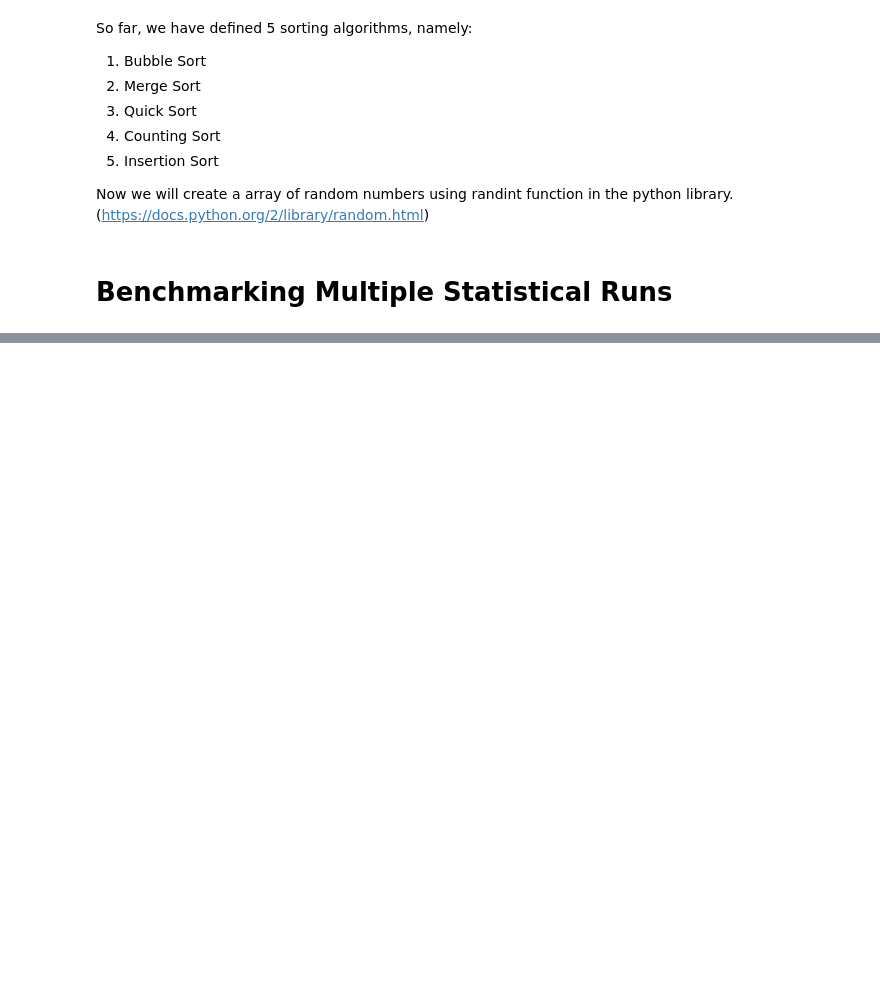
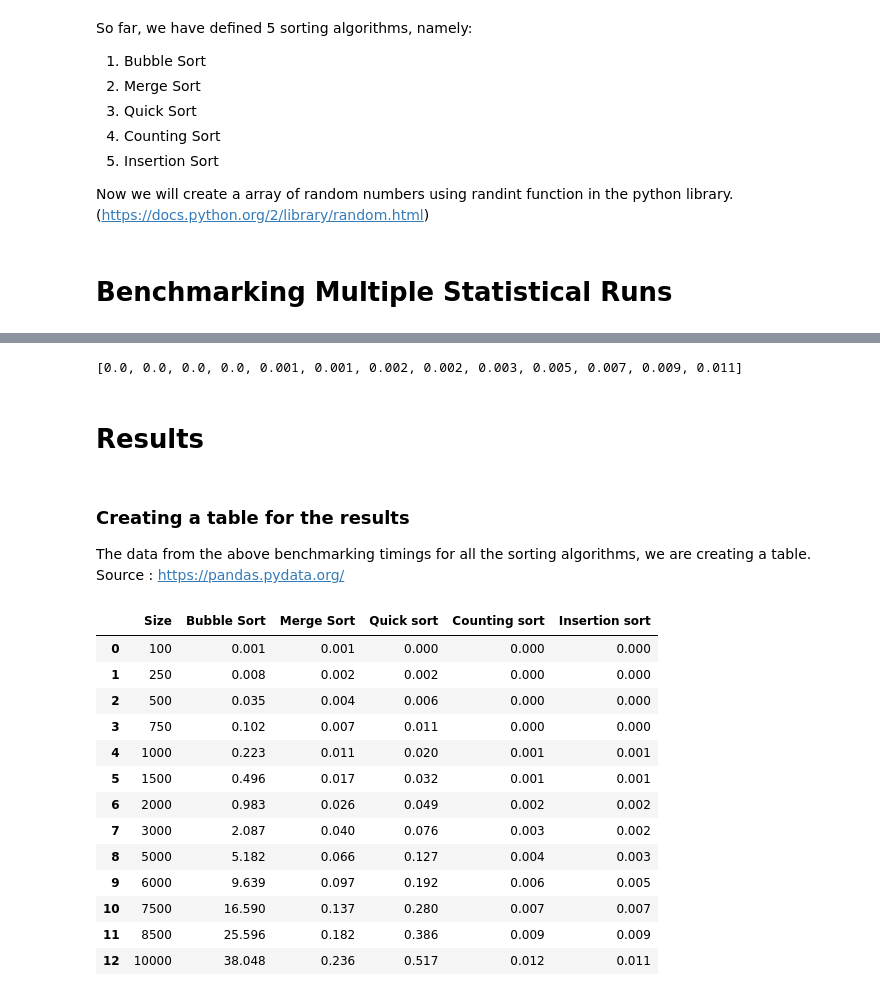
Before and after one commit to AnjaliSarda25/SortingAlgorithms, a Jupyter notebook: SORTING_ALGORITHMS_PROJECT.ipynb, the cells around one changed output, grey strips where cells are left out. Saved outputs shown, nothing was run; the diff lists cells and outputs as text; code cells hidden in the pictures; blank space fills up the shorter version.

Commit message:
Benchmarked algorithms and visualized results

```diff
--- a/SORTING_ALGORITHMS_PROJECT.ipynb
+++ b/SORTING_ALGORITHMS_PROJECT.ipynb
@@ -269,6 +276,8 @@ alist9 = random_array(6000)
 alist10 = random_array(7500)
 alist11 = random_array(8500)
 alist12 = random_array(10000)
+alist13 = random_array(25000)
+alist14 = random_array(50000)
 # %% [markdown]
 # <font color = "dark green"> Benchmarking Multiple Statistical Runs
 # %% [markdown]
@@ -895,0 +459,77 @@ print(countSort_avgList)
+# %%
+from collections import Counter
+import time
+global insertionSort_avgList
+insertionSort_avgList = [] #empty initially
+runs = 10 #number of runs
+results = []
+
+def run(runs, lst, results, sort_avgList):
+    for r in range(runs):
+    # start timer
+        start_time = time.time()
+        ######## insertionsort
+        insertionSort(lst)
+        end_time = time.time()
+        time_elapsed= end_time - start_time
+        results.append(time_elapsed)
+    b = sum(results)
+    average = (b/runs)
+    # round to 3 decimals
+    average = round(average, 3)
+    sort_avgList.append(average)
+
+run(10, alist, results, insertionSort_avgList)
+run(10, alist1, results, insertionSort_avgList)
+run(10, alist2, results, insertionSort_avgList)
+run(10, alist3, results, insertionSort_avgList)
+run(10, alist4, results, insertionSort_avgList)
+run(10, alist5, results, insertionSort_avgList)
+run(10, alist6, results, insertionSort_avgList)
+run(10, alist7, results, insertionSort_avgList)
+run(10, alist8, results, insertionSort_avgList)
+run(10, alist9, results, insertionSort_avgList)
+run(10, alist10, results, insertionSort_avgList)
+run(10, alist11, results, insertionSort_avgList)
+run(10, alist12, results, insertionSort_avgList)
+run(10, alist13, results, insertionSort_avgList)
+run(10, alist14, results, insertionSort_avgList)
+
+print(insertionSort_avgList)
+# %% [output]
+[0.0, 0.0, 0.0, 0.0, 0.001, 0.001, 0.002, 0.002, 0.003, 0.005, 0.007, 0.009, 0.011]
+# %% [markdown]
+# Results
+# %% [markdown]
+### Creating a table for the results
+The data from the above benchmarking timings for all the sorting algorithms, we are creating a table. Source : https://pandas.pydata.org/
+# %%
+import pandas as pd
+import numpy as np
+
+data = pd.DataFrame(columns = ['Size','Bubble Sort', 'Merge Sort', 'Quick sort', 'Counting sort', 'Insertion sort'])
+
+data['Size'] = [100, 250, 500, 750, 1000, 1500, 2000, 3000, 5000, 6000, 7500, 8500, 10000, 25000, 50000]
+
+data['Bubble Sort'] = bubbleSort_avgList
+data['Merge Sort'] = mergeSort_avgList
+data['Quick sort'] = quickSort_avgList
+data['Counting sort'] = countSort_avgList
+data['Insertion sort'] = insertionSort_avgList
+
+data
+# %% [output]
+|  | Size | Bubble Sort | Merge Sort | Quick sort | Counting sort | Insertion sort |
+| 0 | 100 | 0.001 | 0.001 | 0.000 | 0.000 | 0.000 |
+| 1 | 250 | 0.008 | 0.002 | 0.002 | 0.000 | 0.000 |
+| 2 | 500 | 0.035 | 0.004 | 0.006 | 0.000 | 0.000 |
+| 3 | 750 | 0.102 | 0.007 | 0.011 | 0.000 | 0.000 |
+| 4 | 1000 | 0.223 | 0.011 | 0.020 | 0.001 | 0.001 |
+| 5 | 1500 | 0.496 | 0.017 | 0.032 | 0.001 | 0.001 |
+| 6 | 2000 | 0.983 | 0.026 | 0.049 | 0.002 | 0.002 |
+| 7 | 3000 | 2.087 | 0.040 | 0.076 | 0.003 | 0.002 |
+| 8 | 5000 | 5.182 | 0.066 | 0.127 | 0.004 | 0.003 |
+| 9 | 6000 | 9.639 | 0.097 | 0.192 | 0.006 | 0.005 |
+| 10 | 7500 | 16.590 | 0.137 | 0.280 | 0.007 | 0.007 |
+| 11 | 8500 | 25.596 | 0.182 | 0.386 | 0.009 | 0.009 |
+| 12 | 10000 | 38.048 | 0.236 | 0.517 | 0.012 | 0.011 |
```
Also changed, not shown: parts of 19 cells of this notebook.
